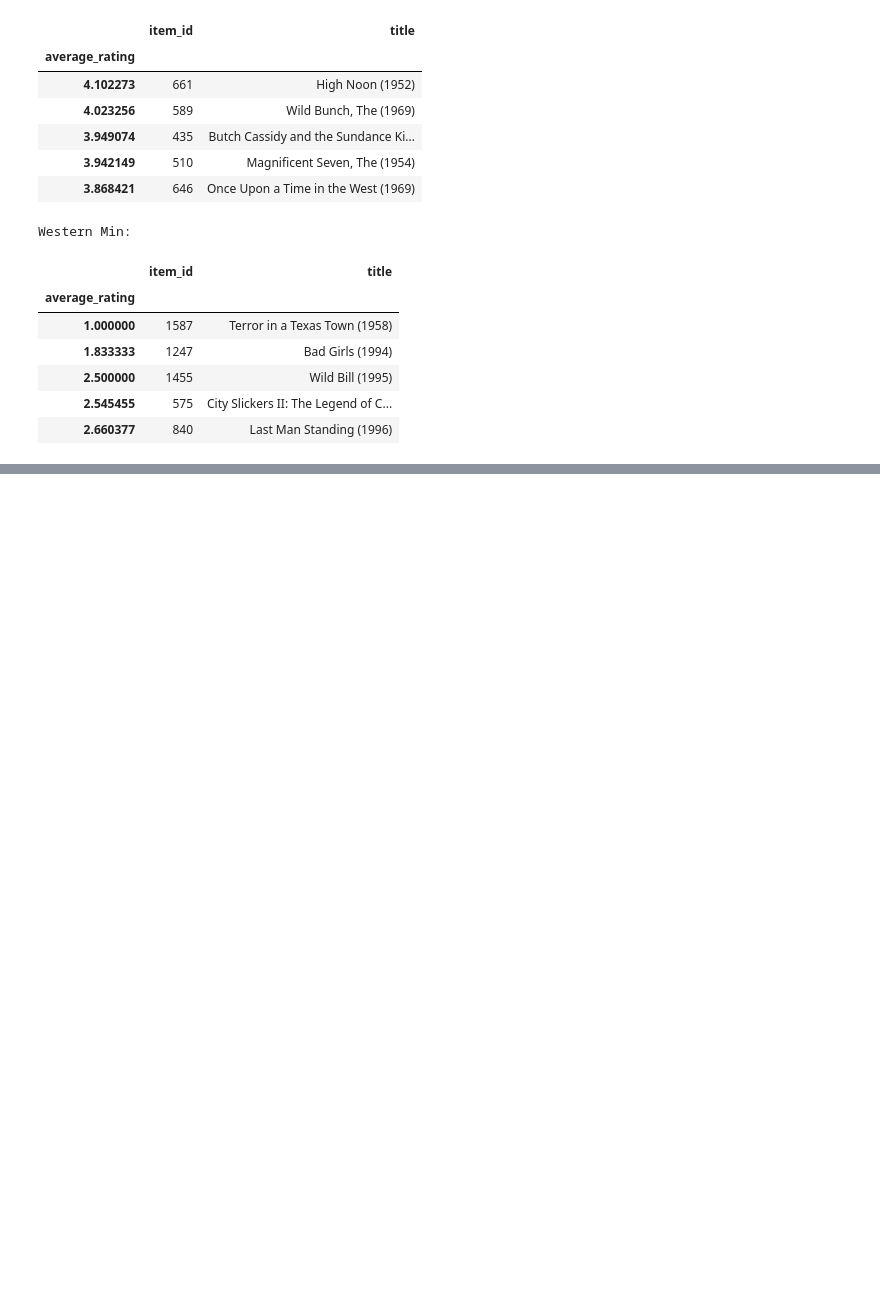
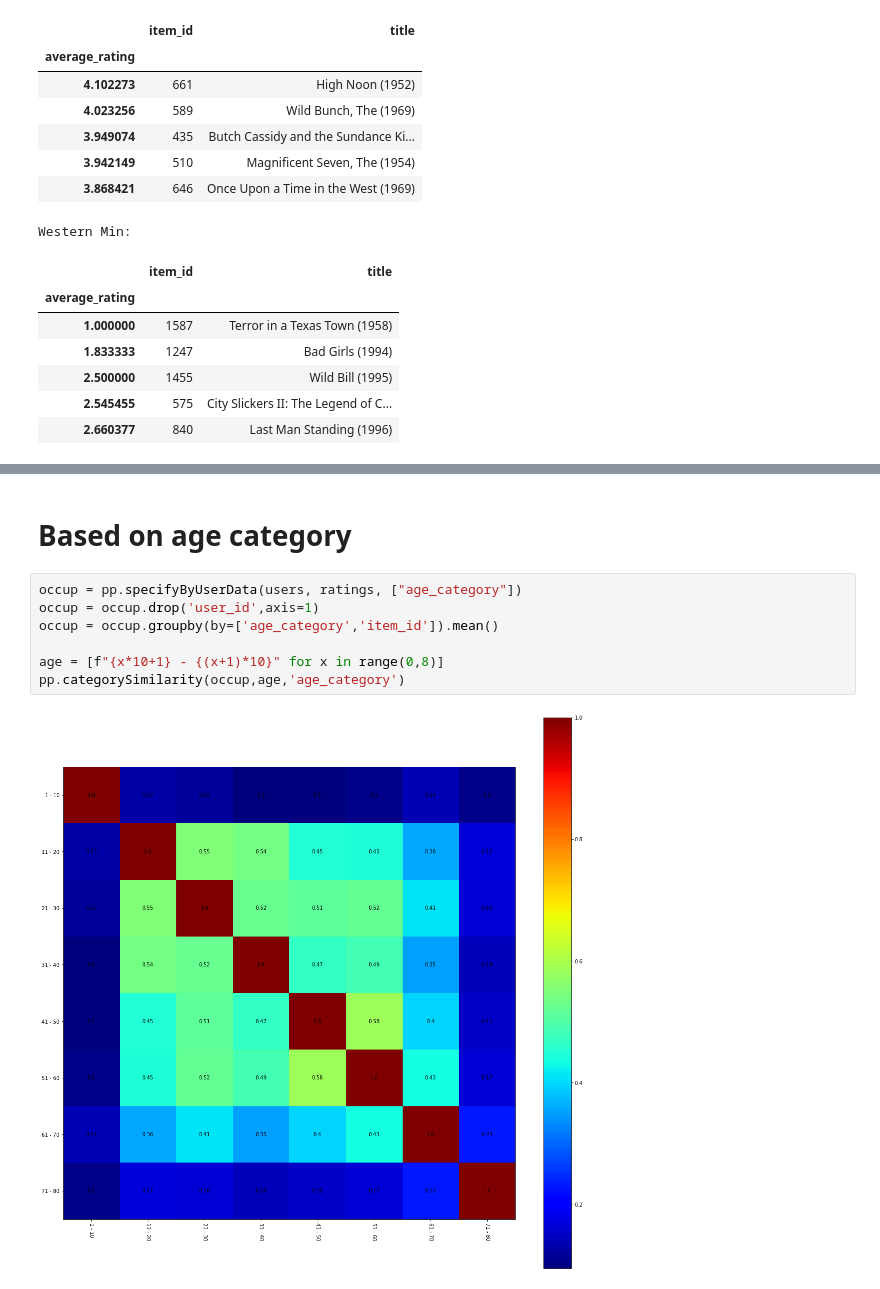
Before and after one commit to Xevenst/MovLensDataSet, a Jupyter notebook: dataAnalysisFuncts.ipynb, the cells around one changed output, grey strips where cells are left out. Drawn from its saved outputs; the diff is of its cells as text; blank space fills up the shorter version.

```diff
--- a/dataAnalysisFuncts.ipynb
+++ b/dataAnalysisFuncts.ipynb
@@ -1173,0 +1245,11 @@ Western Min:
+# %% [markdown]
+<h1> Based on age category </h1>
+# %%
+occup = pp.specifyByUserData(users, ratings, ["age_category"])
+occup = occup.drop('user_id',axis=1)
+occup = occup.groupby(by=['age_category','item_id']).mean()
+
+age = [f"{x*10+1} - {(x+1)*10}" for x in range(0,8)]
+pp.categorySimilarity(occup,age,'age_category')
+# %% [output]
+[figure, added]
```
Also changed, not shown: parts of 12 cells of this notebook, 2 other files.
